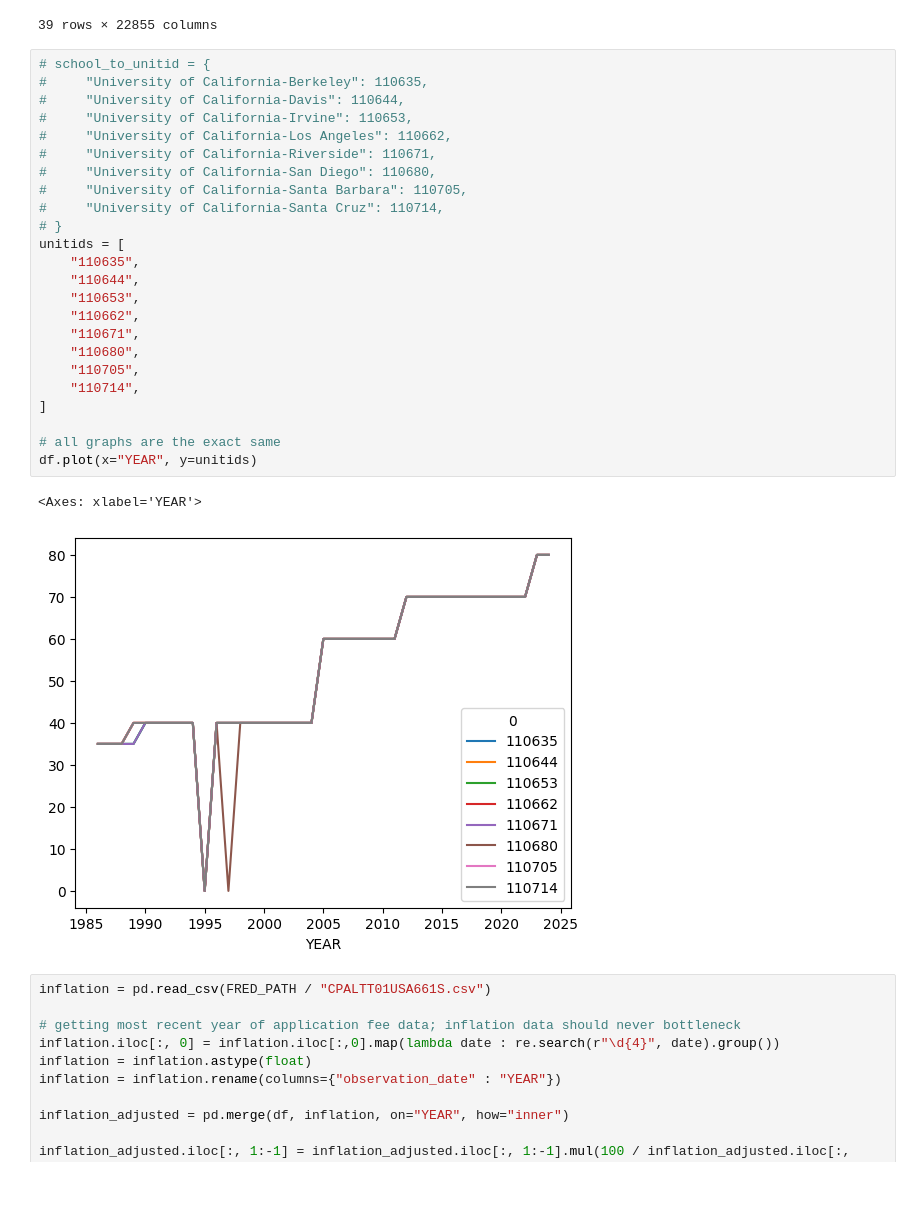
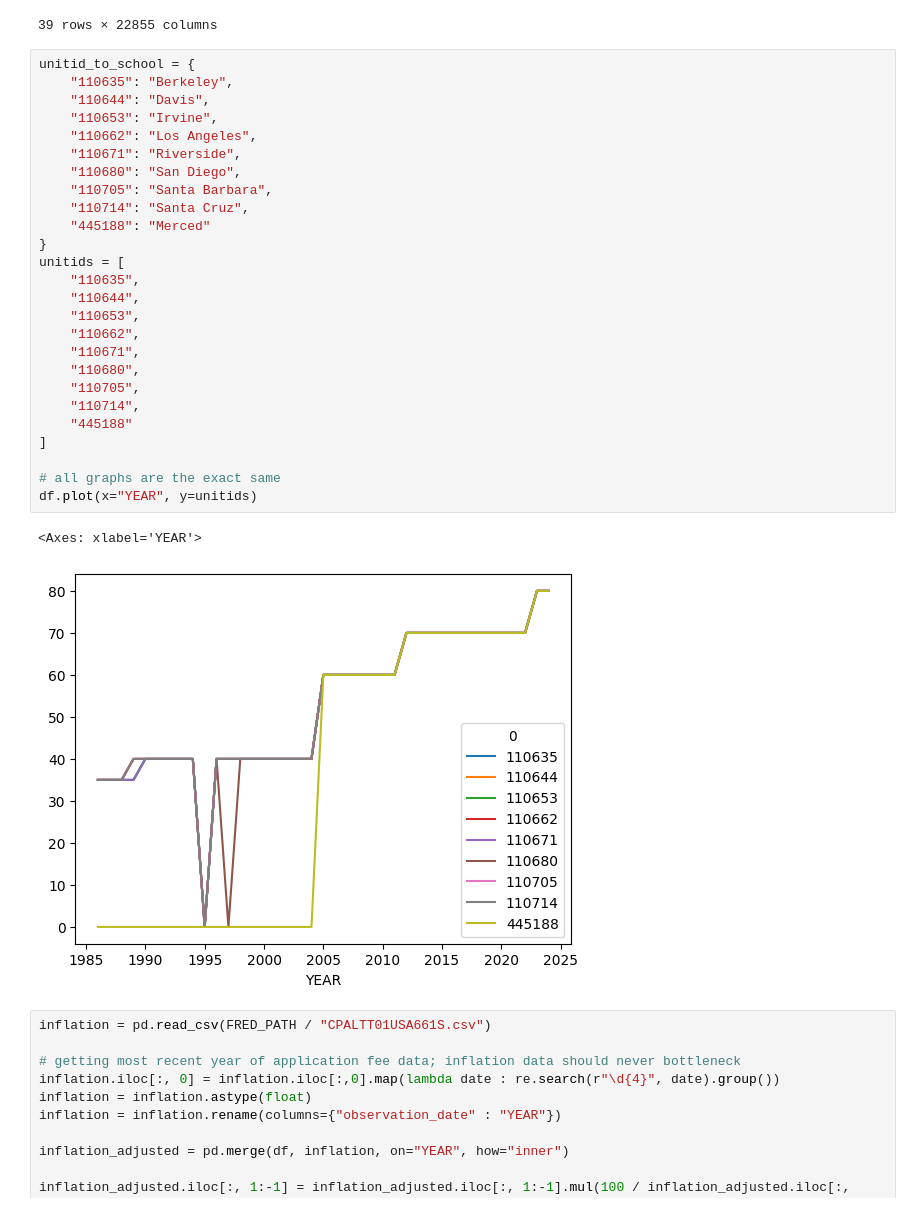
Before and after one commit to JWanderer73/UC-Application-Cost-Analysis, a Jupyter notebook: school_application_fee_prediction.ipynb, the cells around one changed output. Saved outputs shown, nothing was run; the diff lists cells and outputs as text.

```diff
--- a/school_application_fee_prediction.ipynb
+++ b/school_application_fee_prediction.ipynb
@@ -67,32 +69,34 @@ df
 | 38 | 2024.0 | 0.0 | 0.0 | 0.0 | 0.0 | 0.0 | 0.0 | 0.0 | 0.0 | 0.0 | ... | ... |
 39 rows × 22855 columns
 # %%
-# school_to_unitid = {
-#     "University of California-Berkeley": 110635,
-#     "University of California-Davis": 110644,
-#     "University of California-Irvine": 110653,
-#     "University of California-Los Angeles": 110662,
-#     "University of California-Riverside": 110671,
-#     "University of California-San Diego": 110680,
-#     "University of California-Santa Barbara": 110705,
-#     "University of California-Santa Cruz": 110714,
-# }
+unitid_to_school = {
+    "110635": "Berkeley",
+    "110644": "Davis",
+    "110653": "Irvine",
+    "110662": "Los Angeles",
+    "110671": "Riverside",
+    "110680": "San Diego",
+    "110705": "Santa Barbara",
+    "110714": "Santa Cruz",
+    "445188": "Merced"
+}
 unitids = [
     "110635",
     "110644",
     "110653",
     "110662",
     "110671",
     "110680",
     "110705",
     "110714",
+    "445188"
 ]
 
 # all graphs are the exact same
 df.plot(x="YEAR", y=unitids)
 # %% [output]
 <Axes: xlabel='YEAR'>
-[figure, old version]
+[figure, new version]
 # %%
 inflation = pd.read_csv(FRED_PATH / "CPALTT01USA661S.csv")
 
```
Also changed, not shown: parts of 5 cells of this notebook.
